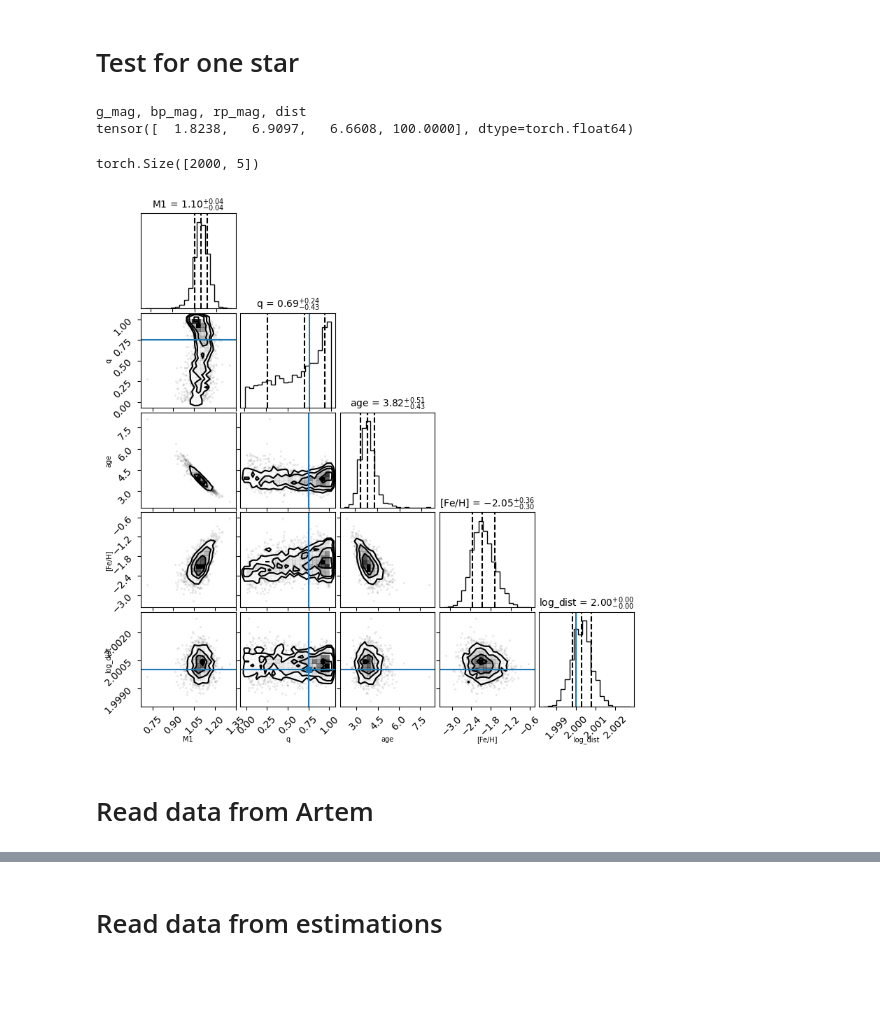
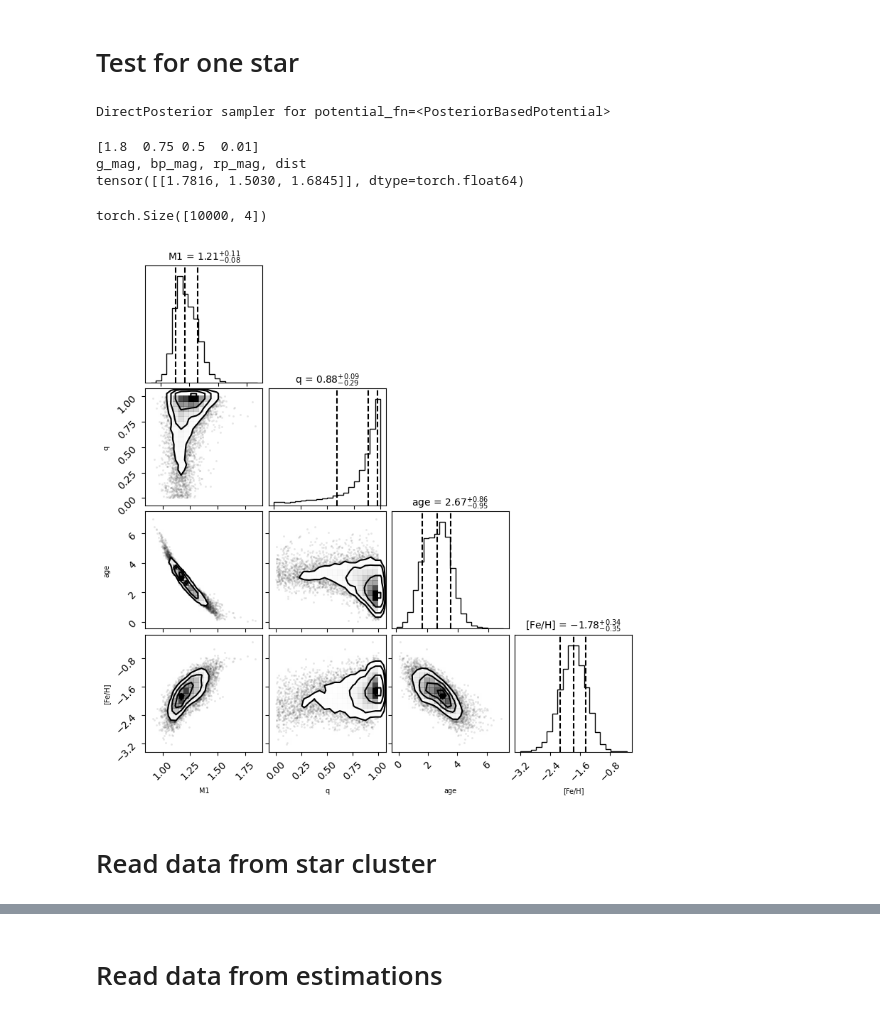
Before and after one commit to stevenalfonso/SBIforBinaryStars, a Jupyter notebook: sbi_for_binaries.ipynb, the cells around one changed output, grey strips where cells are left out. Drawn from its saved outputs; the diff is of its cells as text; code cells hidden in the pictures; blank space fills up the shorter version.

```diff
--- a/sbi_for_binaries.ipynb
+++ b/sbi_for_binaries.ipynb
@@ -173,25 +184,25 @@ from sbi.utils.user_input_checks import prepare_for_sbi
 
 
 age_bounds = [0.01, 11.0]           # Gyr
-mass_bounds = [0.08, 6.0]           # M1
+mass_bounds = [0.08, 10.0]           # M1
 metallicity_bounds = [-2.0, 0.6]    # [Fe/H]
 distance_bounds = [10.0, 200.0]     # distance pc
 
-num_simulations = 100_000
-num_samples = 2_000
+num_simulations = 50_000
+num_samples = 10_000
 
 select_prior = 1
 
 if select_prior == 1:
 
     prior = [
-    TransformedDistribution(Exponential(rate=tt([1.35])), \
+    TransformedDistribution(Exponential(rate=tt([2.3])), \
                             AffineTransform(loc=tt([mass_bounds[0]]), scale=tt([mass_bounds[1]]))),                   # M1
     Uniform(tt([0.]), tt([1.])),                                                                                      # q
     Uniform(tt([age_bounds[0]]), tt([age_bounds[1]])),                                                                # age
     TransformedDistribution(Normal(loc=tt([0.0]), scale=tt([0.5])), \
-                            AffineTransform(loc=tt([metallicity_bounds[0]]), scale=tt([metallicity_bounds[1]]))),     # [Fe/H]
-    Uniform(tt([np.log10(distance_bounds[0])]), tt([np.log10(distance_bounds[1])]))                                   # log10(dist)
+                            AffineTransform(loc=tt([metallicity_bounds[0]]), scale=tt([metallicity_bounds[1]])))      # [Fe/H]
+    #Uniform(tt([np.log10(distance_bounds[0])]), tt([np.log10(distance_bounds[1])]))                                  # log10(dist)
     ]
 
 elif select_prior == 2:
@@ -271,8 +282,8 @@ def simulate_for_sbi_strict(simulator, proposal, num_simulations, max_trials=np.
 # %% [markdown]
 # Build or load posterior
 # %%
-posterior_path = "./data/train_posterior.pkl"
-#posterior_path = "./data/train_posterior_v2.pkl"
+posterior_path = "./data/train_posterior_v2.pkl"
+#posterior_path = "./data/train_posterior.pkl"
 
 if os.path.exists(posterior_path):
     print(f"Pre-loading posterior from {posterior_path}")
@@ -281,9 +292,8 @@ if os.path.exists(posterior_path):
 
 else:
     theta, x = simulate_for_sbi_strict(sbi_simulator, sbi_prior, num_simulations)
-
     density_estimator = inference.append_simulations(theta, x).train()
-    posterior = inference.build_posterior(density_estimator, sample_with='mcmc') # mcmc_method='slice_np' sample_with='vi', vi_method='rKL'
+    posterior = inference.build_posterior(density_estimator) # mcmc_method='slice_np' sample_with='vi', vi_method='rKL'
 
     with open(posterior_path, "wb") as fp:
         pickle.dump((posterior, (theta, x)), fp)
@@ -337,31 +364,38 @@ fig.tight_layout()
 # %% [markdown]
 # Test for one star
+# %%
+posterior
+# %% [output]
+DirectPosterior sampler for potential_fn=<PosteriorBasedPotential>
 # %%
 mass = 1.8
 q = 0.75
-age = 0.1
+age = 0.5
 metallicity = 0.01
-dist = 100
+#dist = 500
 
-truth = np.array([mass, q, age, metallicity, np.log10(dist)])
+truth = np.array([mass, q, age, metallicity]) # np.log10(dist)
+print(truth)
 observation = simulator(truth)
 print('g_mag, bp_mag, rp_mag, dist')
 print(observation)
 assert np.all(np.isfinite(np.array(observation)))
 
 samples = posterior.sample((num_samples,), x=torch.tensor(observation), show_progress_bars=True) # sample_with='mcmc'
 # num_samples
 
-labels = ("M1", "q", "age", "[Fe/H]", "log_dist")
+labels = ("M1", "q", "age", "[Fe/H]")
 print(samples.shape)
 n_dim = samples.numpy().shape[1]
 fig, _ = plt.subplots(n_dim, n_dim, figsize=(8,8))
-fig = corner.corner(samples.numpy(), labels=labels, truths=truth, quantiles=[0.16, 0.5, 0.84], show_titles=True, fig=fig,
+fig = corner.corner(samples.numpy(), labels=labels, quantiles=[0.16, 0.5, 0.84], show_titles=True, fig=fig,
                     title_kwargs={"fontsize":10}, label_kwargs=dict(fontsize=7), truth_color='C0')
+# truths=truth
 # %% [output]
+[1.8  0.75 0.5  0.01]
 g_mag, bp_mag, rp_mag, dist
-tensor([  1.8238,   6.9097,   6.6608, 100.0000], dtype=torch.float64)
+tensor([[1.7816, 1.5030, 1.6845]], dtype=torch.float64)
-torch.Size([2000, 5])
+torch.Size([10000, 4])
-[figure, old version]
+[figure, new version]
 # %% [markdown]
-# Read data from Artem
+# Read data from star cluster
```
Also changed, not shown: parts of 18 cells of this notebook, 23 other files.
